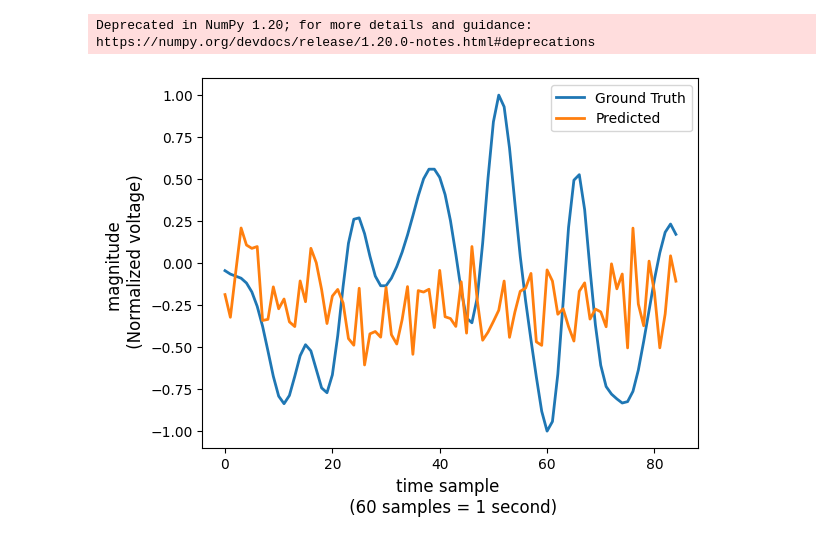
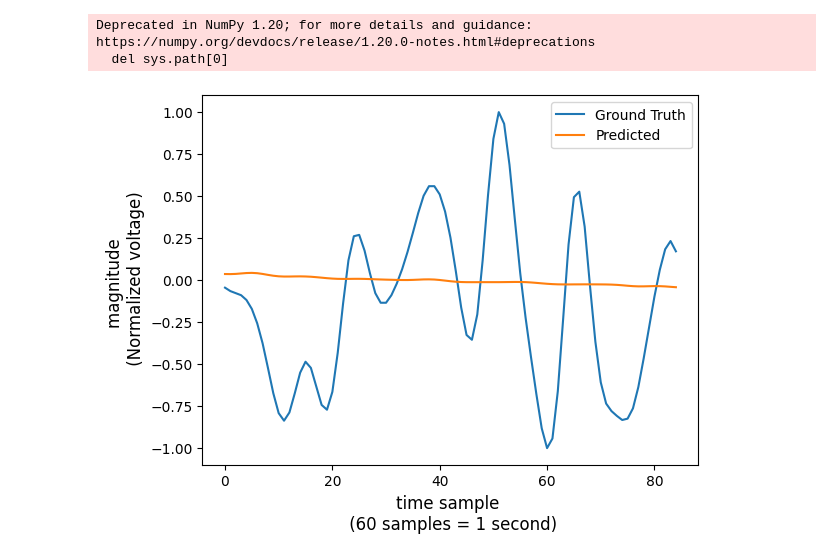
Before and after one commit to arnavpon/pydroid, a Jupyter notebook: example/android/app/src/main/python/deep.v2.ipynb, the cells around one changed output. Saved outputs shown, nothing was run; the diff lists cells and outputs as text; code cells hidden in the pictures.

```diff
--- a/example/android/app/src/main/python/deep.v2.ipynb
+++ b/example/android/app/src/main/python/deep.v2.ipynb
@@ -458,30 +294,36 @@ neural_net1.save_weights('./flight/flight')
 # %%
 sub1_data, sub1_ppg = sd.get_sub1_data(1000, 100)
 # %%
-neural_net1.load_weights('inprocess_weights/weights.hdf5')
+mtl_body =  MtlNetwork_body()
+head1 =  MtlNetwork_head(num_classes)
+head2 = MtlNetwork_head(num_classes)
+
+neural_net1 =  tf.keras.Sequential([mtl_body, head1])
+neural_net1.load_weights('personalized_weights/subject_1/model_weights')
 
 i = 0
 tX = np.reshape(sub1_data[i: i + 40,:,:], [40,100,100])
 tX = np.array(tX, dtype= np.float64)
 tX = np.moveaxis(tX, 0,-1) # very important line in axis changeing
 
 p_point = np.int(np.round(i*64/30))
 gt = sub1_ppg[p_point: p_point+85, 0]
 gt = (gt-gt.min())/(gt.max()-gt.min())
 
 tX1 = np.reshape(tX, [-1, 100,100,40])
 plt.plot(gt*2-1)
 tX1 = (tX1 - tX1.min())/(tX1.max() - tX1.min())
 predd = neural_net1(tX1)
 plt.plot(predd[0])
 
 plt.legend(["Ground Truth", "Predicted"])
 plt.xlabel('time sample \n (60 samples = 1 second)', fontsize =12)
 plt.ylabel('magnitude \n (Normalized voltage)', fontsize = 12)
 from matplotlib import rcParams
 rcParams['lines.linewidth'] = 2
 rcParams['lines.color'] = 'r'
 plt.show()
 # %% [output]
 Deprecated in NumPy 1.20; for more details and guidance: https://numpy.org/devdocs/release/1.20.0-notes.html#deprecations
+  del sys.path[0]
-[figure, old version]
+[figure, new version]
```
Also changed, not shown: parts of 5 cells of this notebook.
